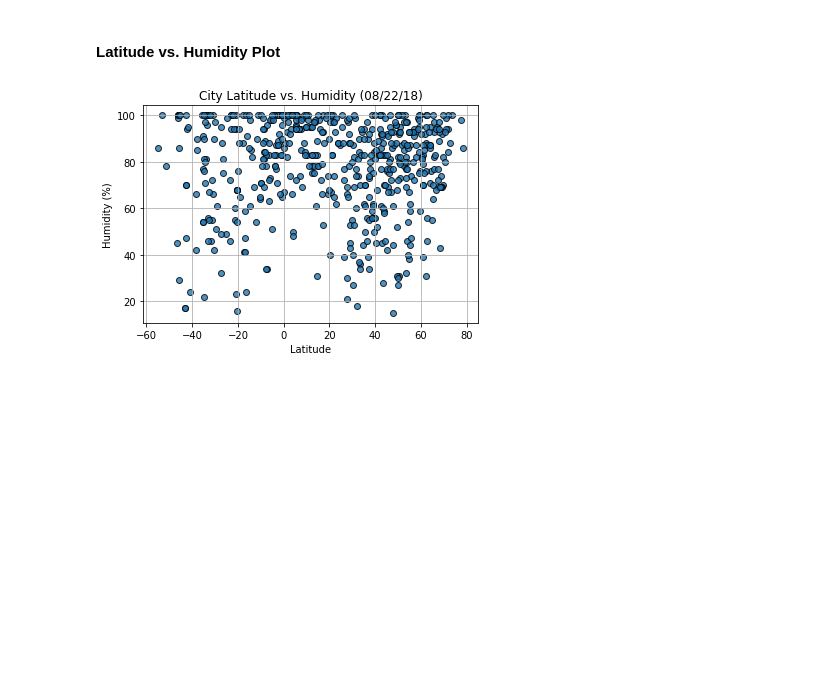
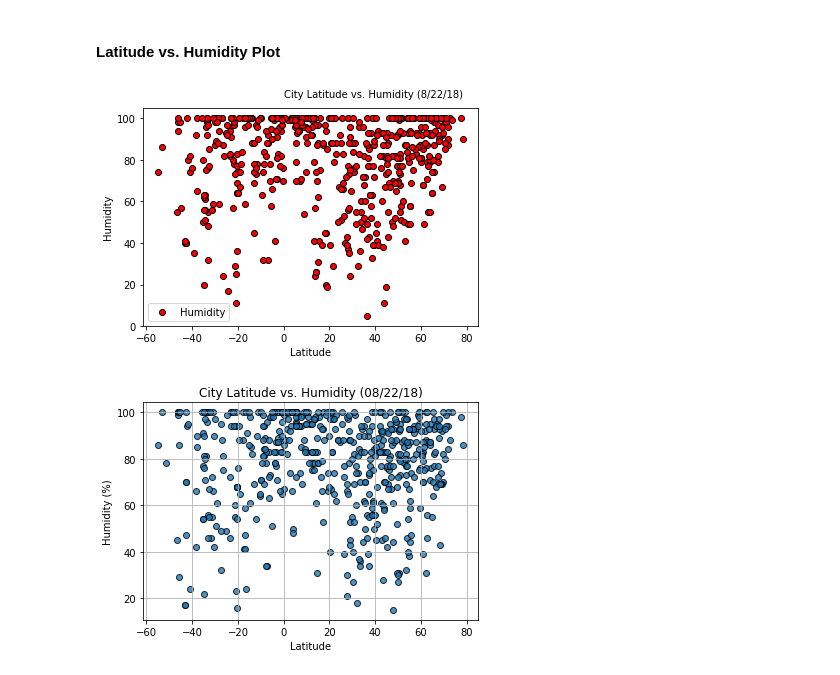
Before and after one commit to VWatsup/PythonAPIs, a Jupyter notebook: PythonAPIs_Hmk_WeatherPy.ipynb, the cells around one changed output. Saved outputs shown, nothing was run; the diff lists cells and outputs as text; code cells hidden in the pictures; blank space fills up the shorter version.

```diff
--- a/PythonAPIs_Hmk_WeatherPy.ipynb
+++ b/PythonAPIs_Hmk_WeatherPy.ipynb
@@ -183,6 +278,23 @@ weather_response.json()
 [figure]
 # %% [markdown]
 #### Latitude vs. Humidity Plot
+# %%
+# plt.scatter(Latitude, Humidity, facecolors="lightskyblue", edgecolors="black",
+#             s=weather, alpha=0.50, label="Suburban")
+plt.scatter(weather_json["Lat"],
+            weather_json["Humidity"],
+            marker="o",
+            facecolors="red",
+            edgecolors="black",
+           )
+
+plt.legend()
+plt.xlabel("Latitude")
+plt.ylabel("Humidity")
+plt.text(0,110, "City Latitude vs. Humidity (8/22/18)")
+plt.show()
+# %% [output]
+[figure, added]
 # %%
 # %% [output]
 [figure]
```
Also changed, not shown: parts of 14 cells of this notebook.
